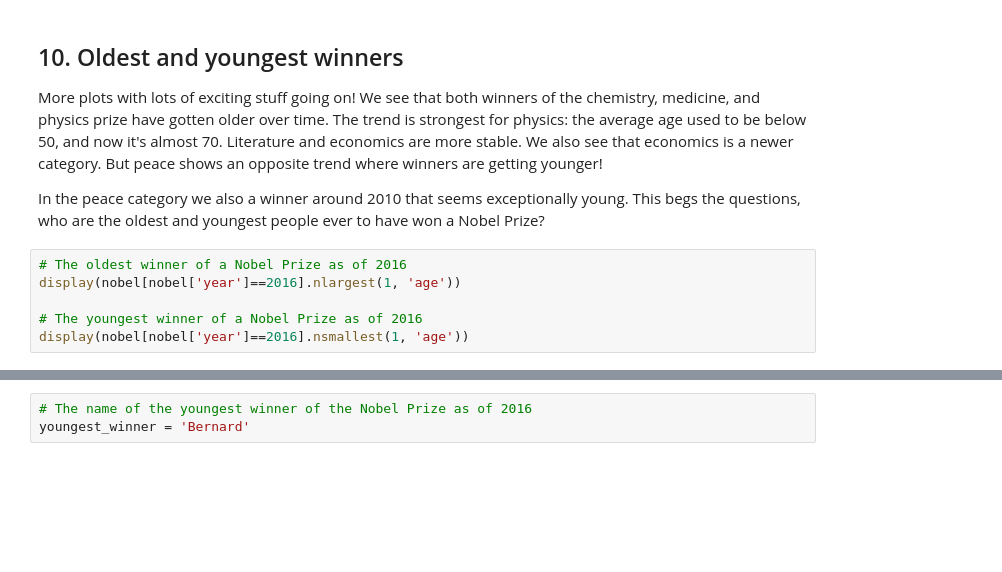
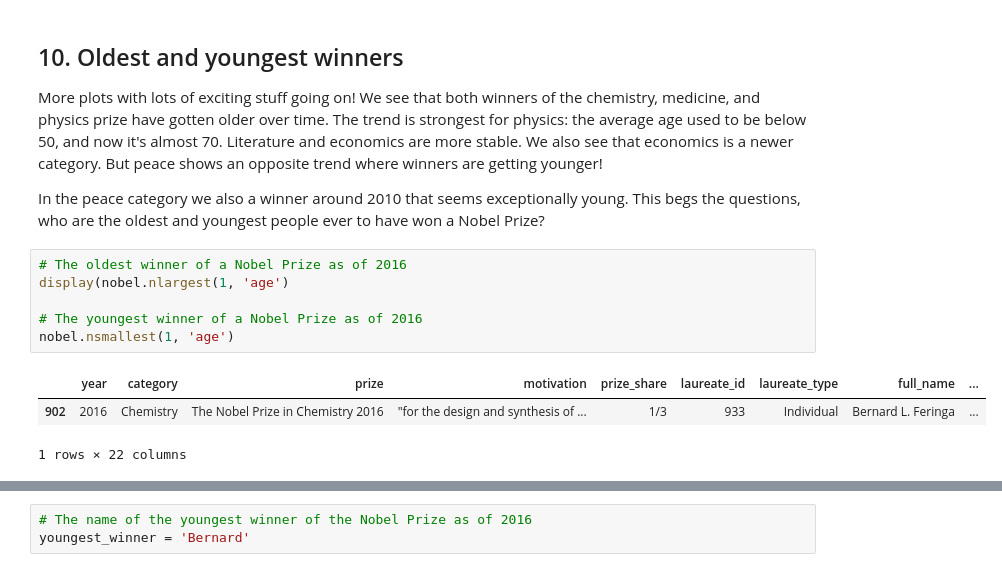
Before and after one commit to mluisamc/DataCamp-projects, a Jupyter notebook: Python/Nobel_Prize_Winners.ipynb, the cells around one changed output, grey strips where cells are left out. Cells and saved outputs as stored; diff of their text form; blank space fills up the shorter version.

```diff
--- a/Python/Nobel_Prize_Winners.ipynb
+++ b/Python/Nobel_Prize_Winners.ipynb
@@ -117,10 +176,14 @@ sns.lmplot(data=nobel, x="year", y="age", row="category", lowess=True, aspect=2,
 <p>In the peace category we also a winner around 2010 that seems exceptionally young. This begs the questions, who are the oldest and youngest people ever to have won a Nobel Prize?</p>
 # %%
 # The oldest winner of a Nobel Prize as of 2016
-display(nobel[nobel['year']==2016].nlargest(1, 'age'))
+display(nobel.nlargest(1, 'age')
 
 # The youngest winner of a Nobel Prize as of 2016
-display(nobel[nobel['year']==2016].nsmallest(1, 'age'))
+nobel.nsmallest(1, 'age')
+# %% [output]
+|  | year | category | prize | motivation | prize_share | laureate_id | laureate_type | full_name | ... |
+| 902 | 2016 | Chemistry | The Nobel Prize in Chemistry 2016 | "for the design and synthesis of ... | 1/3 | 933 | Individual | Bernard L. Feringa | ... |
+1 rows × 22 columns
 # %% [markdown]
 ## 11. You get a prize!
 <p><img style="float: right;margin:20px 20px 20px 20px; max-width:200px" src="https://assets.datacamp.com/production/project_441/img/paint_nobel_prize.png"></p>
```
Also changed, not shown: parts of 9 cells of this notebook.
